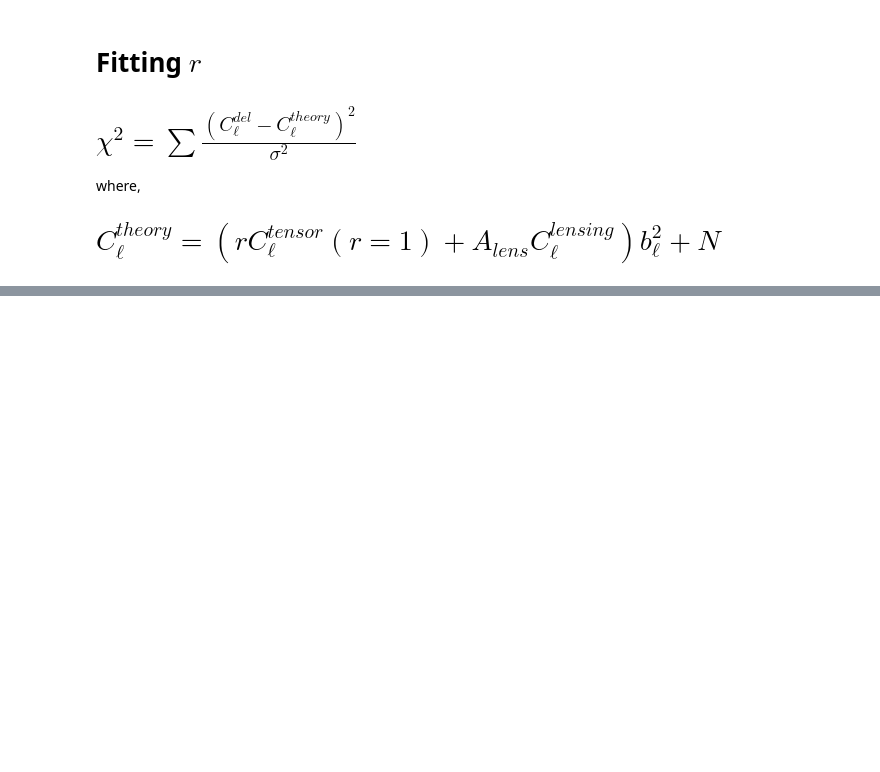
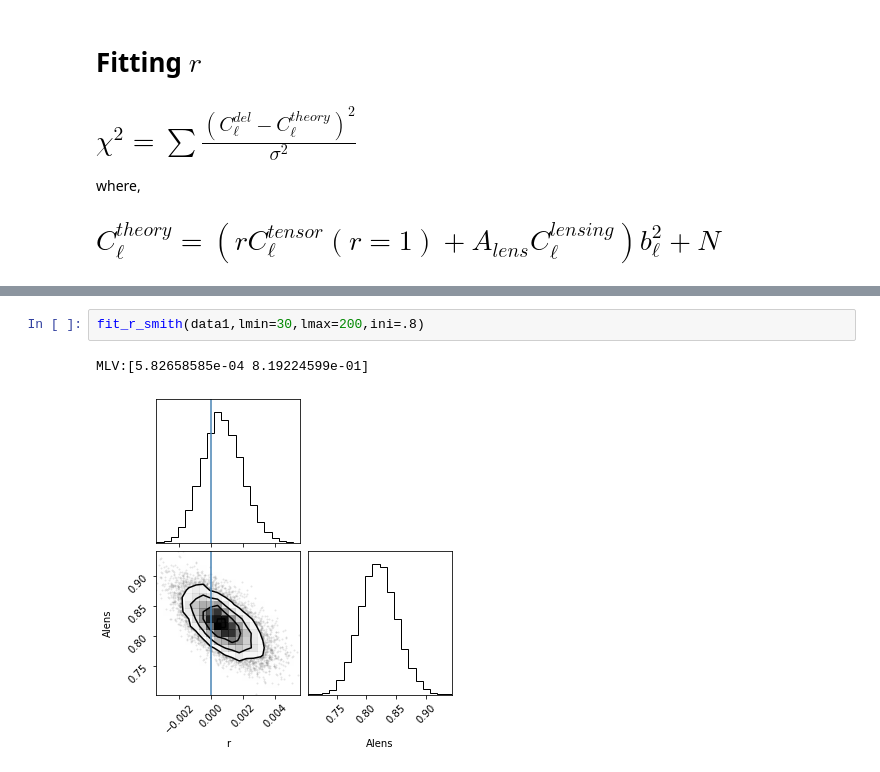
Before and after one commit to antolonappan/likelihood, a Jupyter notebook: likelihood.ipynb, the cells around one changed output, grey strips where cells are left out. Cells and saved outputs as stored; diff of their text form; blank space fills up the shorter version.

```diff
--- a/likelihood.ipynb
+++ b/likelihood.ipynb
@@ -347,0 +309,5 @@ MLV:[0.11515192 0.00044632]
+# %%
+fit_r_smith(data1,lmin=30,lmax=200,ini=.8)
+# %% [output]
+MLV:[5.82658585e-04 8.19224599e-01]
+[figure, added]
```
Also changed, not shown: parts of 23 cells of this notebook, 2 other files.
